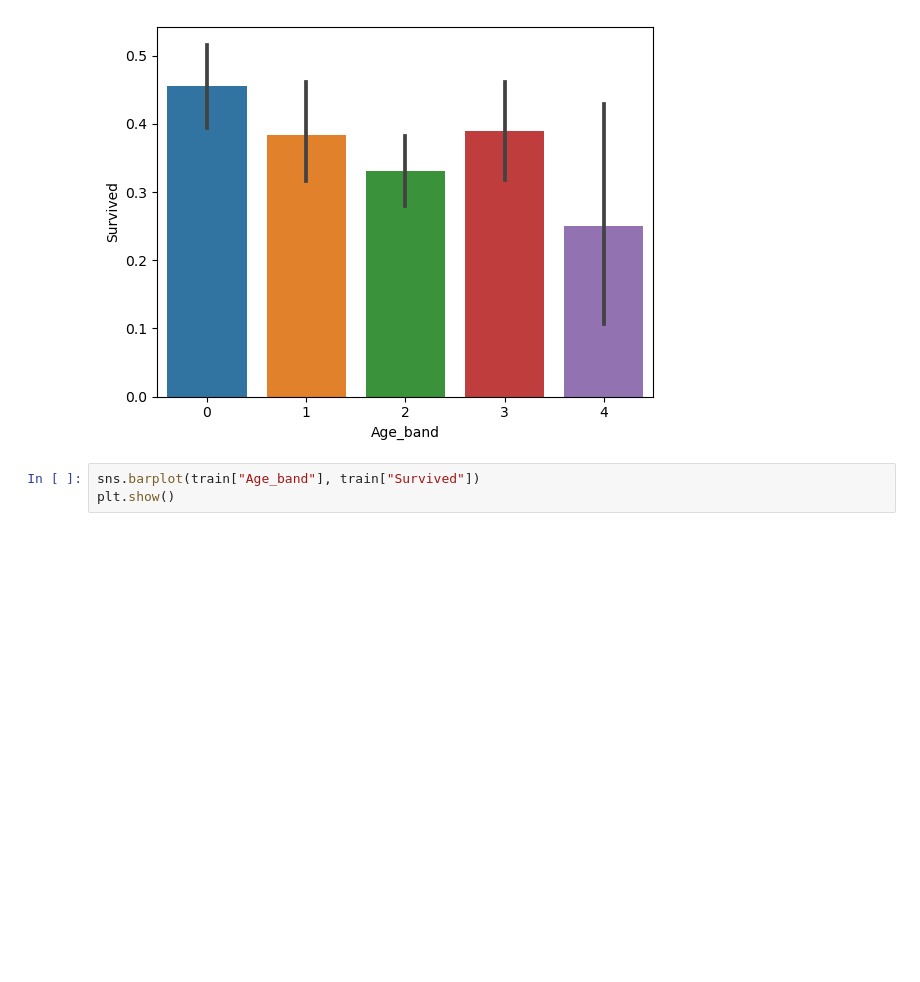
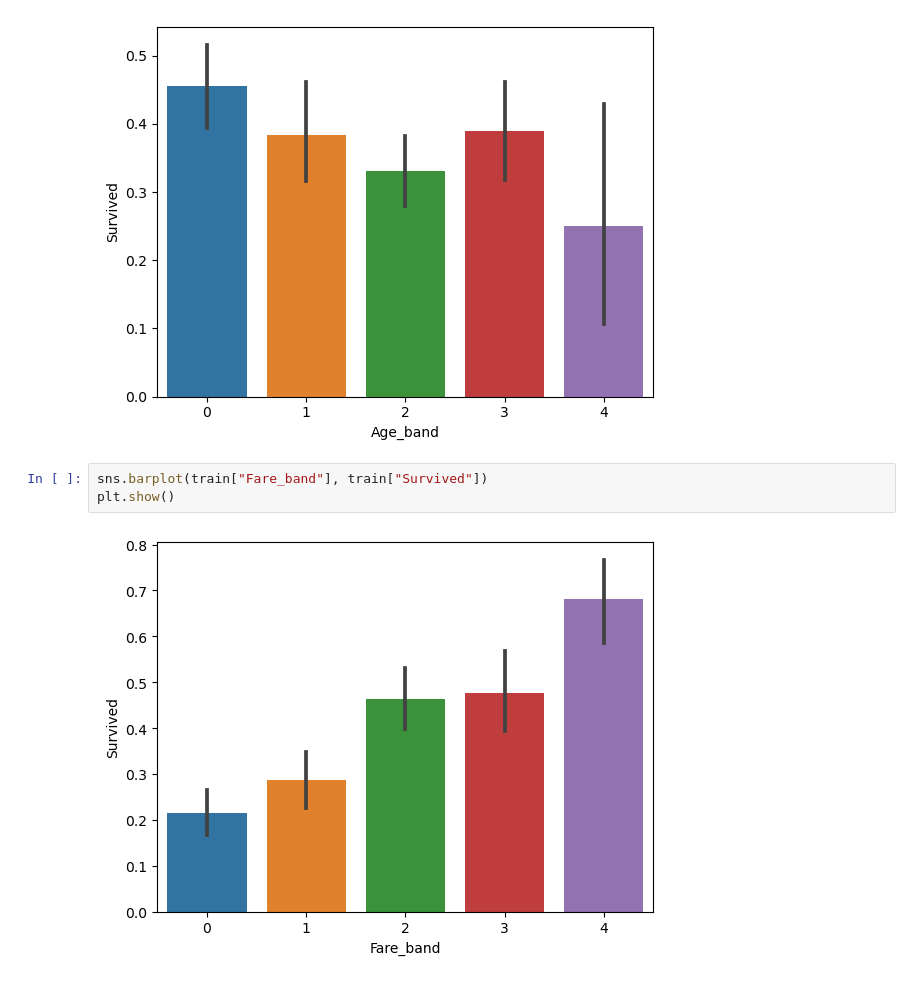
Before and after one commit to pipipik/skillup_01, a Jupyter notebook: DAY7/20240210_DAY7.ipynb, the cells around one changed output. Cells and saved outputs as stored; diff of their text form; blank space fills up the shorter version.

```diff
--- a/DAY7/20240210_DAY7.ipynb
+++ b/DAY7/20240210_DAY7.ipynb
@@ -225,5 +225,7 @@ plt.show()
 # %% [output]
 [figure]
 # %%
-sns.barplot(train["Age_band"], train["Survived"])
+sns.barplot(train["Fare_band"], train["Survived"])
 plt.show()
+# %% [output]
+[figure, added]
```
Also changed, not shown: parts of 1 cell of this notebook.
